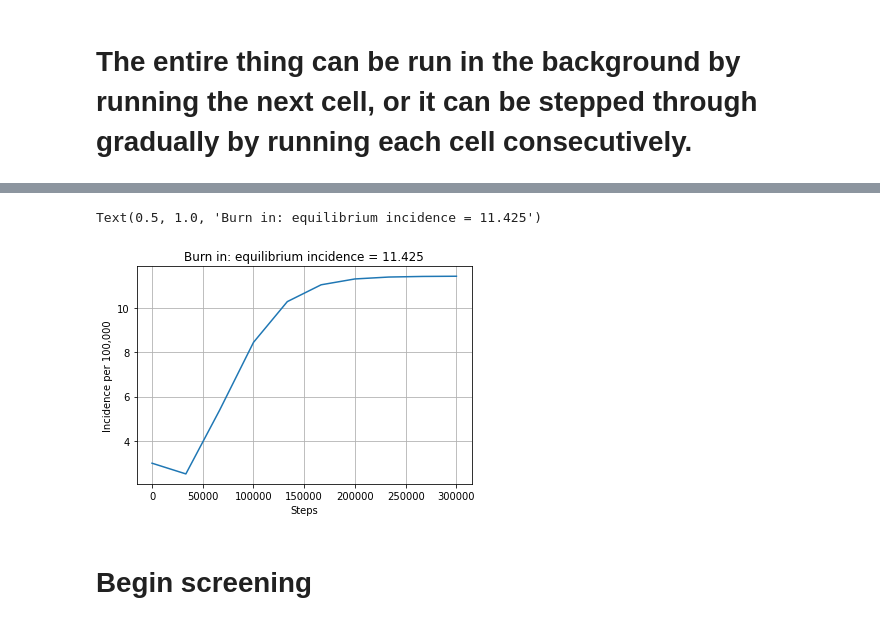
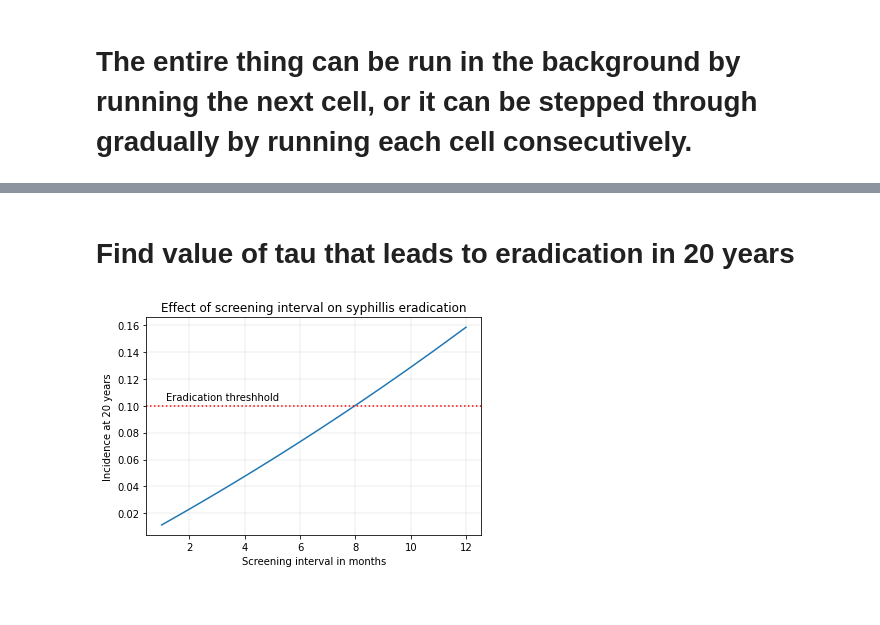
Before and after one commit to aobwhitlock/Syphilis, a Jupyter notebook: SyphilisNotebook.ipynb, the cells around one changed output, grey strips where cells are left out. Cells and saved outputs as stored; diff of their text form; code cells hidden in the pictures.

```diff
--- a/SyphilisNotebook.ipynb
+++ b/SyphilisNotebook.ipynb
@@ -159,13 +142,24 @@ eqVals = result.y[:,9] #save equilibrium values: 10 states recorded, so 9 is the
-# %%
-inf, final = get_incidence_vals(result, 3, nClasses)
-
-plt.plot(time, inf)
-plt.grid(linewidth=0.2)
-plt.xlabel('Steps')
-plt.ylabel('Incidence per 100,000')
-plt.title('Burn in: equilibrium incidence = %1.3f' %final)
-# %% [output]
-Text(0.5, 1.0, 'Burn in: equilibrium incidence = 11.425')
-[figure, removed]
-# %% [markdown]
-# Begin screening
+# %% [markdown]
+# Find value of tau that leads to eradication in 20 years
+# %%
+time = 20
+
+taus = np.linspace(1,12,100) #get 250 values for tau between 1 and 12
+inf20 = [] #make an empty list which will have the value at time 20 for each tau
+
+#test each value
+for tau in taus:
+    endstate, inf = transmission(time, dt, current_state, sexclass, beta, m, tau, sig1, sig2, sig3, sig4, sig5, gamma, nu)
+    inf20.append(inf[-1])
+# %%
+tInt = [12/i for i in taus] #convert tau to screening intervals
+plt.plot(tInt, inf20)
+plt.grid(linewidth=0.2)
+plt.ylabel('Incidence at 20 years')
+plt.xlabel('Screening interval in months')
+plt.axhline(y = 0.1, color = 'r', linestyle = ':')
+plt.annotate('Eradication threshhold', xy=(1.15, 0.104), xytext=(1.15, 0.104))
+plt.title('Effect of screening interval on syphillis eradication')
+plt.savefig('ScreeningIntervalEffectE.png')
+# %% [output]
+[figure, added]
```
Also changed, not shown: parts of 16 cells of this notebook.
